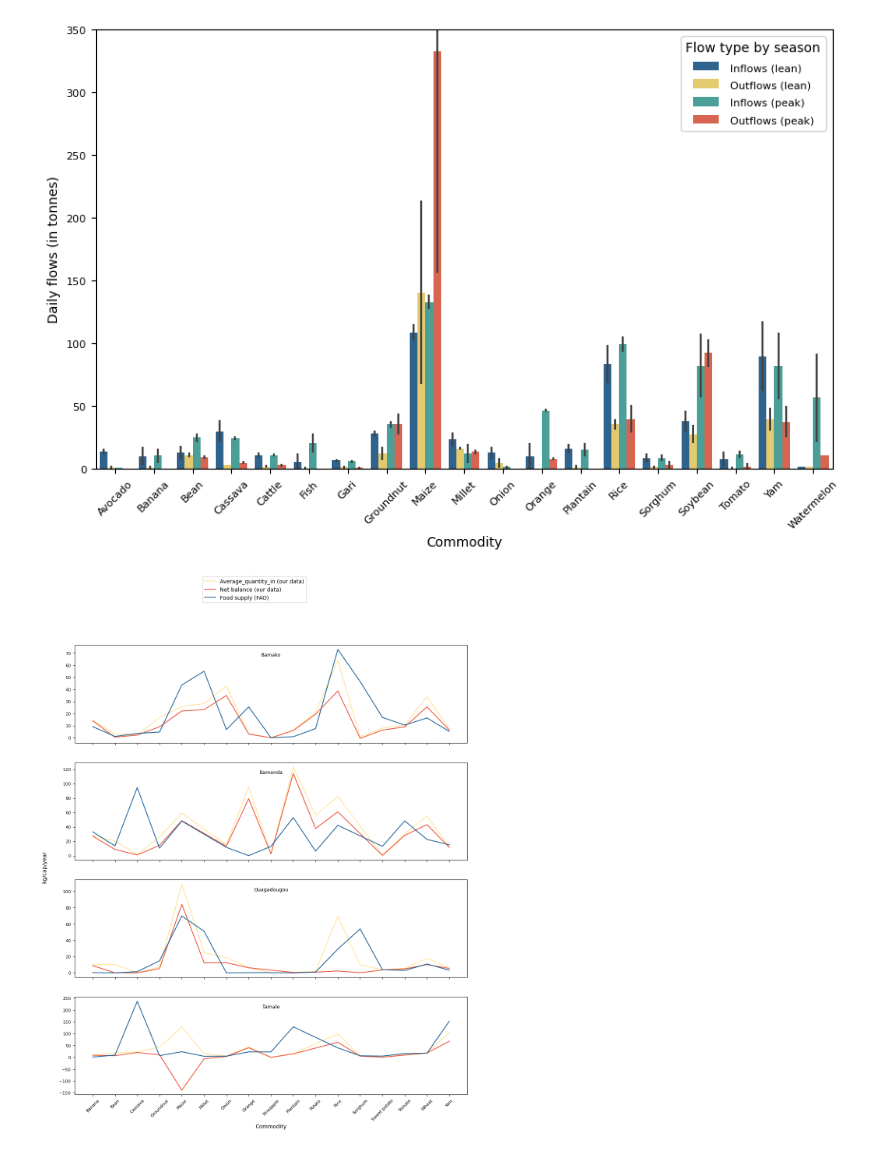
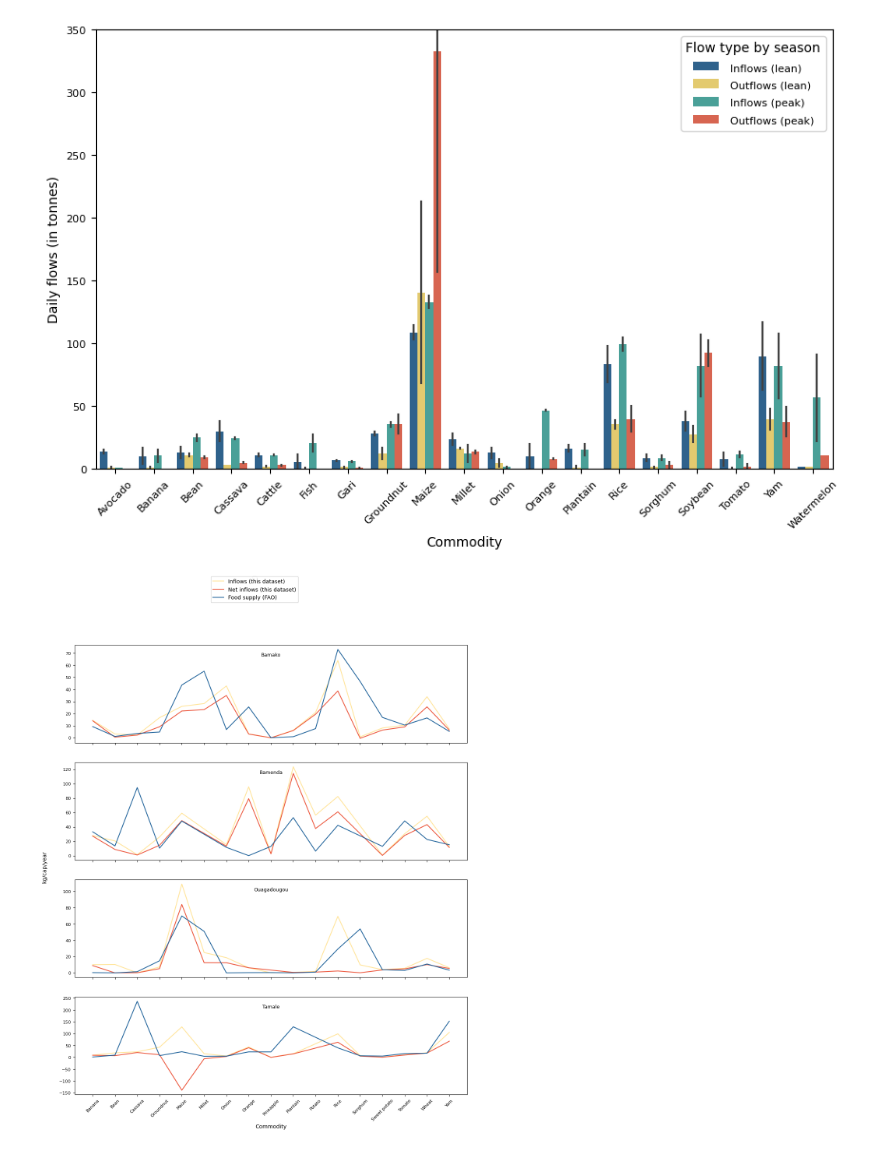
Before and after one commit to HannaKarg/food-flows, a Jupyter notebook: food_flow_notebook.ipynb, the cells around one changed output. Cells and saved outputs as stored; diff of their text form; code cells hidden in the pictures.

```diff
--- a/food_flow_notebook.ipynb
+++ b/food_flow_notebook.ipynb
@@ -425,7 +425,7 @@ df_incoming_agg_tle_average_season=df_incoming_agg_tle.groupby(by=['city', 'popu
 df_incoming_agg_other=df_incoming_agg[(df_incoming_agg['city']=='Ouagadougou') | (df_incoming_agg['city']=='Bamako') | (df_incoming_agg['city']=='Bamenda')]
 df_incoming_agg_all=pd.concat([df_incoming_agg_tle_average_season, df_incoming_agg_other])
 df_incoming_agg_average=df_incoming_agg_all.groupby(by=['city', 'population','commodity_name_gen'], as_index= False)['kg_cap_year'].mean()
-df_incoming_agg_average['Average_quantity_in (our data)']=df_incoming_agg_average['kg_cap_year']
+df_incoming_agg_average['Inflows (this dataset)']=df_incoming_agg_average['kg_cap_year']
 
 # out
 
@@ -440,12 +440,12 @@ df_outgoing_agg_tle_average_season=df_outgoing_agg_tle.groupby(by=['city', 'popu
 df_outgoing_agg_other=df_outgoing_agg[(df_outgoing_agg['city']=='Ouagadougou') | (df_outgoing_agg['city']=='Bamako') | (df_outgoing_agg['city']=='Bamenda')]
 df_outgoing_agg_all=pd.concat([df_outgoing_agg_tle_average_season, df_outgoing_agg_other])
 df_outgoing_agg_average=df_outgoing_agg_all.groupby(by=['city', 'population','commodity_name_gen'], as_index= False)['kg_cap_year'].mean()
-df_outgoing_agg_average['Average_quantity_out (our data)']=df_outgoing_agg_average['kg_cap_year']
+df_outgoing_agg_average['Outflows (this dataset)']=df_outgoing_agg_average['kg_cap_year']
 
 # balance
 
 df_in_out_agg_average=pd.merge(df_incoming_agg_average, df_outgoing_agg_average, how='left', on=['city', 'commodity_name_gen'])
-df_in_out_agg_average['Net balance (our data)']=df_in_out_agg_average['Average_quantity_in (our data)']-df_in_out_agg_average['Average_quantity_out (our data)']
+df_in_out_agg_average['Net inflows (this dataset)']=df_in_out_agg_average['Inflows (this dataset)']-df_in_out_agg_average['Outflows (this dataset)']
 
 df_in_out_agg_average['Item Code (CPC)']=''
 df_in_out_agg_average['Area Code (M49)']=999
@@ -469,34 +469,34 @@ df_in_out_agg_average.loc[df_in_out_agg_average['commodity_name_gen']=='Pineappl
 
 df_in_out_agg_average.loc[df_in_out_agg_average['city']=='Tamale', 'Area Code (M49)'] = 288
 df_in_out_agg_average.loc[df_in_out_agg_average['city']=='Ouagadougou', 'Area Code (M49)'] = 854
 df_in_out_agg_average.loc[df_in_out_agg_average['city']=='Bamako', 'Area Code (M49)'] = 466
 df_in_out_agg_average.loc[df_in_out_agg_average['city']=='Bamenda', 'Area Code (M49)'] = 120
 
 join_data_balance_with_FAO_food_balance=pd.merge(df_in_out_agg_average, df_food_balance_sheet, how='inner', on=["Item Code (CPC)", "Area Code (M49)"])
 
 # variation in %
-join_data_balance_with_FAO_food_balance['variation_percent']=(join_data_balance_with_FAO_food_balance['Net balance (our data)']-join_data_balance_with_FAO_food_balance['Food supply (FAO)'])*100/join_data_balance_with_FAO_food_balance['Net balance (our data)']
+join_data_balance_with_FAO_food_balance['variation_percent']=(join_data_balance_with_FAO_food_balance['Net inflows (this dataset)']-join_data_balance_with_FAO_food_balance['Food supply (FAO)'])*100/join_data_balance_with_FAO_food_balance['Net inflows (this dataset)']
 join_data_balance_with_FAO_food_balance.head()
 
 # plot
-join_data_balance_with_FAO_food_balance_melt=join_data_balance_with_FAO_food_balance.melt(id_vars=['city', 'commodity_name_gen'], value_vars=['Average_quantity_in (our data)', 'Net balance (our data)', 'Food supply (FAO)'])
+join_data_balance_with_FAO_food_balance_melt=join_data_balance_with_FAO_food_balance.melt(id_vars=['city', 'commodity_name_gen'], value_vars=['Inflows (this dataset)', 'Net inflows (this dataset)', 'Food supply (FAO)'])
 join_data_balance_with_FAO_food_balance['city'].unique()
 
-palette={'Average_quantity_in (our data)': "#FFE599", 'Net balance (our data)': "#ED553B", 'Food supply (FAO)': "#20639B"}
+palette={'Inflows (this dataset)': "#FFE599", 'Net inflows (this dataset)': "#ED553B", 'Food supply (FAO)': "#20639B"}
 
 fig, axs = plt.subplots(4, sharex=True, figsize=(13, 15))
 for count, city in enumerate(join_data_balance_with_FAO_food_balance_melt['city'].unique()):
     join_data_balance_with_FAO_food_balance_melt_city=join_data_balance_with_FAO_food_balance_melt[join_data_balance_with_FAO_food_balance_melt['city']==city]
     sns.lineplot(data=join_data_balance_with_FAO_food_balance_melt_city, x='commodity_name_gen', y='value', hue='variable', ax=axs[count], palette=palette)
     axs[count].axes.get_yaxis().get_label().set_visible(False)
     axs[count].set_title(city, x=0.5, y=0.85, size=9)
     axs[count].tick_params(axis='y', which='major', labelsize=8)
     plt.xticks(fontsize=8, rotation=45)
     fig.supylabel('kg/cap/year', x=0.06, size=10)
     axs[count].legend([],[], frameon=False)
     handles, labels = axs[3].get_legend_handles_labels()
     fig.legend(handles, labels, loc='upper center')
 plt.xlabel('Commodity')
 plt.show()
 # %% [output]
-[figure, old version]
+[figure, new version]
```
Also changed, not shown: 1 other file.
